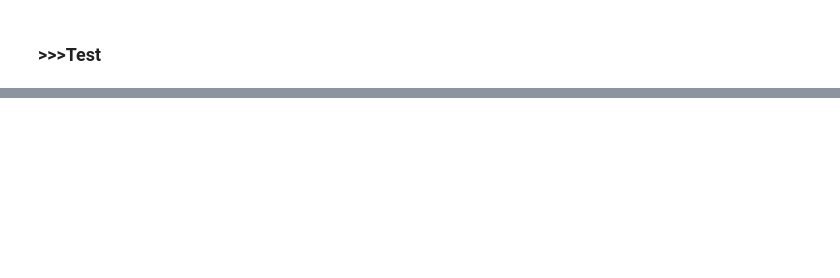
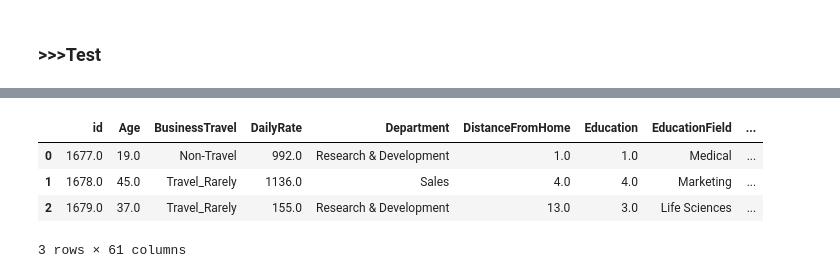
Before and after one commit to pratik-ka-git/Kaggle, a Jupyter notebook: ml-attrition.ipynb, the cells around one changed output, grey strips where cells are left out. Drawn from its saved outputs; the diff is of its cells as text; code cells hidden in the pictures; blank space fills up the shorter version.

```diff
--- a/ml-attrition.ipynb
+++ b/ml-attrition.ipynb
@@ -229,0 +283,12 @@ test['BusinessTravel_Encoded'] = test['BusinessTravel'].map(ordinal_mapping)
+# %%
+encoded_test = pd.DataFrame.sparse.from_spmatrix(ohe.transform(test[test_categorical_ohe]))
+# %%
+test = pd.concat([test, encoded_test], axis = 1)
+# %%
+test.head(3)
+# %% [output]
+|  | id | Age | BusinessTravel | DailyRate | Department | DistanceFromHome | Education | EducationField | ... |
+| 0 | 1677.0 | 19.0 | Non-Travel | 992.0 | Research & Development | 1.0 | 1.0 | Medical | ... |
+| 1 | 1678.0 | 45.0 | Travel_Rarely | 1136.0 | Sales | 4.0 | 4.0 | Marketing | ... |
+| 2 | 1679.0 | 37.0 | Travel_Rarely | 155.0 | Research & Development | 13.0 | 3.0 | Life Sciences | ... |
+3 rows × 61 columns
```
Also changed, not shown: parts of 15 cells of this notebook.
